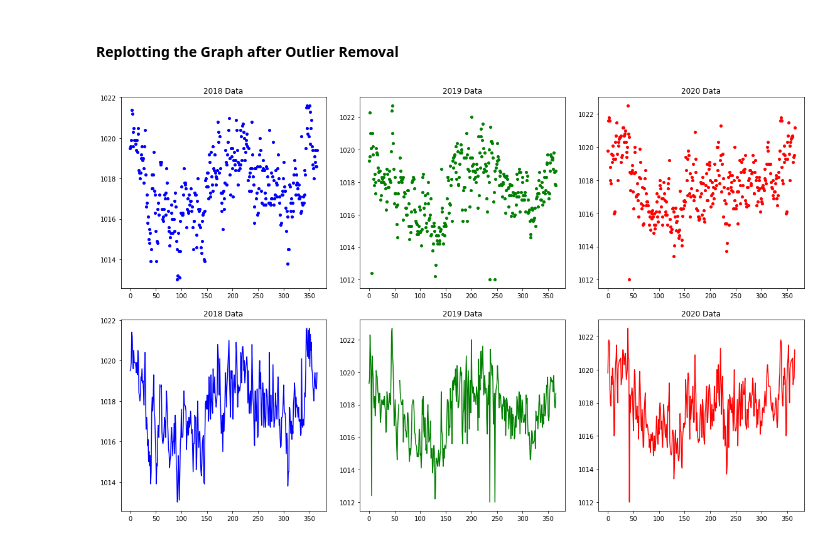
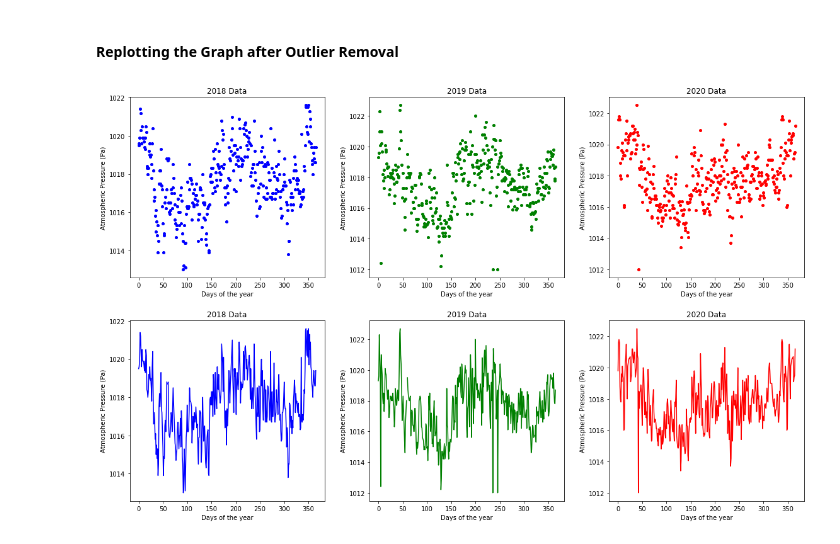
Before and after one commit to olanrewajufarooq/WeatherForecast-LSTMModel, a Jupyter notebook: WeatherForecast.ipynb, the cells around one changed output. Drawn from its saved outputs; the diff is of its cells as text; code cells hidden in the pictures.

```diff
--- a/WeatherForecast.ipynb
+++ b/WeatherForecast.ipynb
@@ -214,36 +224,48 @@ fig,a =  plt.subplots(1,3)
 plt.subplot(2, 3, 1)
 plt.plot(atm_pressure_df[2018], 'bo', markersize=4)
 plt.title('2018 Data')
+plt.xlabel('Days of the year')
+plt.ylabel('Atmospheric Pressure (Pa)')
 
 plt.subplot(2, 3, 4)
 plt.plot(atm_pressure_df[2018], 'b-')
 plt.title('2018 Data')
+plt.xlabel('Days of the year')
+plt.ylabel('Atmospheric Pressure (Pa)')
 
 # 2019 Data Plot
 plt.subplot(2, 3, 2)
 plt.plot(atm_pressure_df[2019], 'go', markersize=4)
 plt.title('2019 Data')
+plt.xlabel('Days of the year')
+plt.ylabel('Atmospheric Pressure (Pa)')
 
 plt.subplot(2, 3, 5)
 plt.plot(atm_pressure_df[2019], 'g-')
 plt.title('2019 Data')
+plt.xlabel('Days of the year')
+plt.ylabel('Atmospheric Pressure (Pa)')
 
 # 2020 Data Plot
 plt.subplot(2, 3, 3)
 plt.plot(atm_pressure_df[2020], 'ro', markersize=4)
 plt.title('2020 Data')
+plt.xlabel('Days of the year')
+plt.ylabel('Atmospheric Pressure (Pa)')
 
 plt.subplot(2, 3, 6)
 plt.plot(atm_pressure_df[2020], 'r-')
 plt.title('2020 Data')
+plt.xlabel('Days of the year')
+plt.ylabel('Atmospheric Pressure (Pa)')
 
 # Adjust Figure
 fig = plt.gcf()
 fig.set_size_inches(16, 10)
 fig.savefig('images/AtmosphericPressurePlot-AfterCleaning.png', dpi=100)
 
 # Display Plot
 plt.tight_layout()
 plt.show()
 # %% [output]
-[figure, old version]
+[figure, new version]
```
Also changed, not shown: parts of 17 cells of this notebook, 4 other files.
